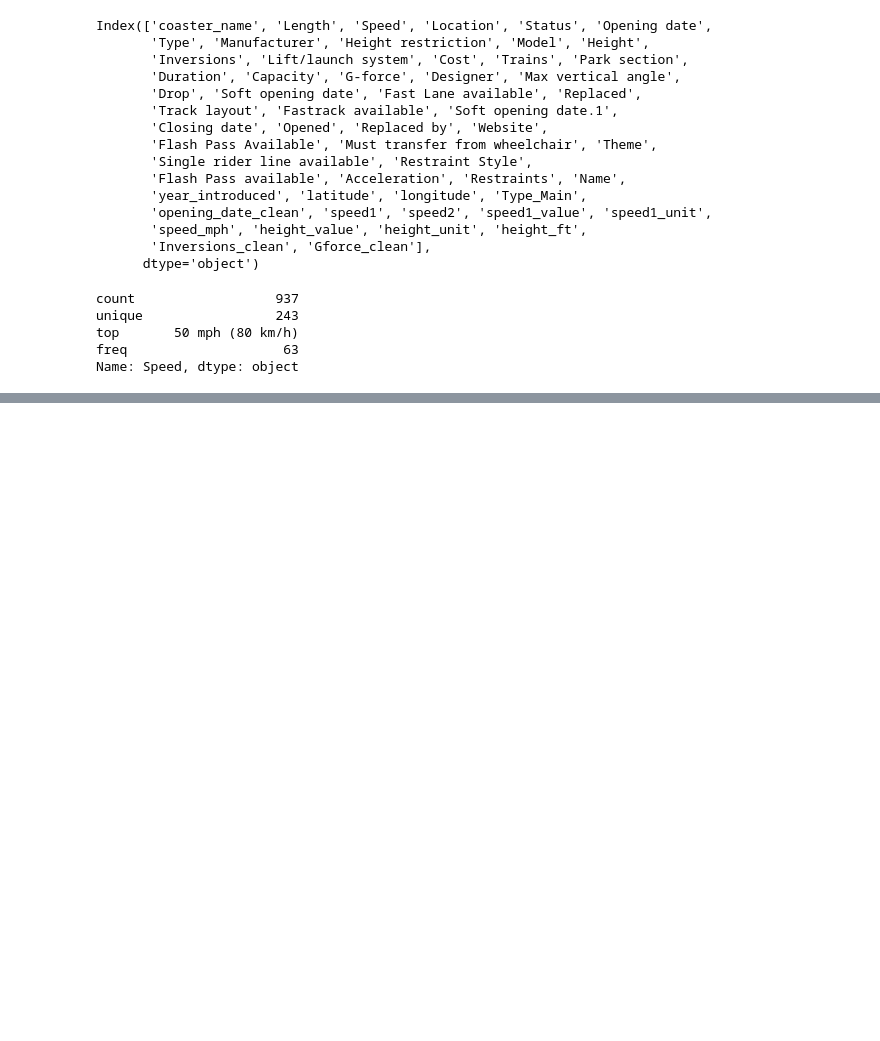
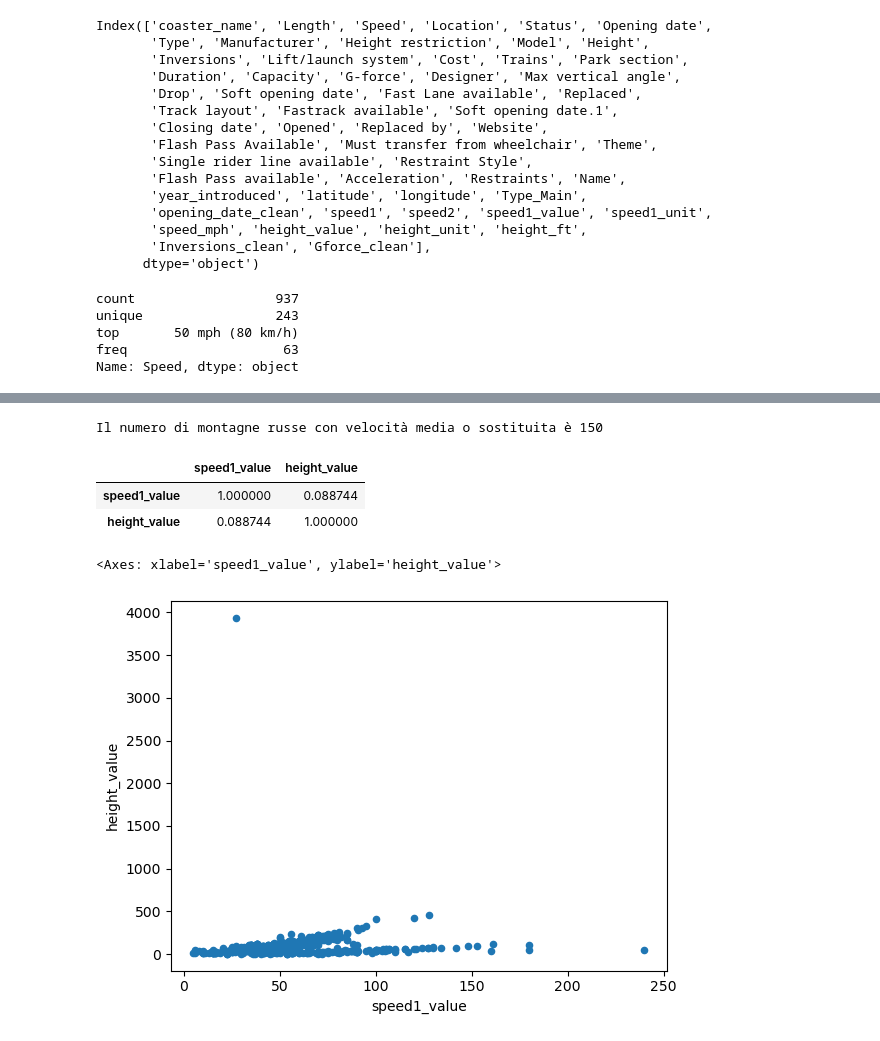
Before and after one commit to RaffaeleMelluso/IUM-Python, a Jupyter notebook: Python/Lezione7_RollerCoaster/sample.ipynb, the cells around one changed output, grey strips where cells are left out. Cells and saved outputs as stored; diff of their text form; code cells hidden in the pictures; blank space fills up the shorter version.

```diff
--- a/Python/Lezione7_RollerCoaster/sample.ipynb
+++ b/Python/Lezione7_RollerCoaster/sample.ipynb
@@ -129,0 +181,23 @@ df.loc[~df['speed1_value'].isna()]
+# %%
+# Calcola la media della colonna 'speed1_value'
+mean_speed = filtered_df['speed1_value'].mean()
+
+# Sostituisci i valori NaN nella colonna 'speed1_value' con la media
+df.loc[df['speed1_value'].isna(), 'speed1_value'] = mean_speed
+
+# Conta il numero di montagne russe con velocità media o sostituita
+count = df.loc[df['speed1_value'] == mean_speed].count()
+print("Il numero di montagne russe con velocità media o sostituita è", count['speed1_value'])
+# %% [output]
+Il numero di montagne russe con velocità media o sostituita è 150
+# %%
+df[['speed1_value','height_value']].dropna().corr()
+# %% [output]
+|  | speed1_value | height_value |
+| speed1_value | 1.000000 | 0.088744 |
+| height_value | 0.088744 | 1.000000 |
+# %%
+df[['speed1_value','height_value']].dropna().plot.scatter(x='speed1_value', y='height_value')
+# %% [output]
+<Axes: xlabel='speed1_value', ylabel='height_value'>
+[figure, added]
```
Also changed, not shown: parts of 7 cells of this notebook, 33 other files.
